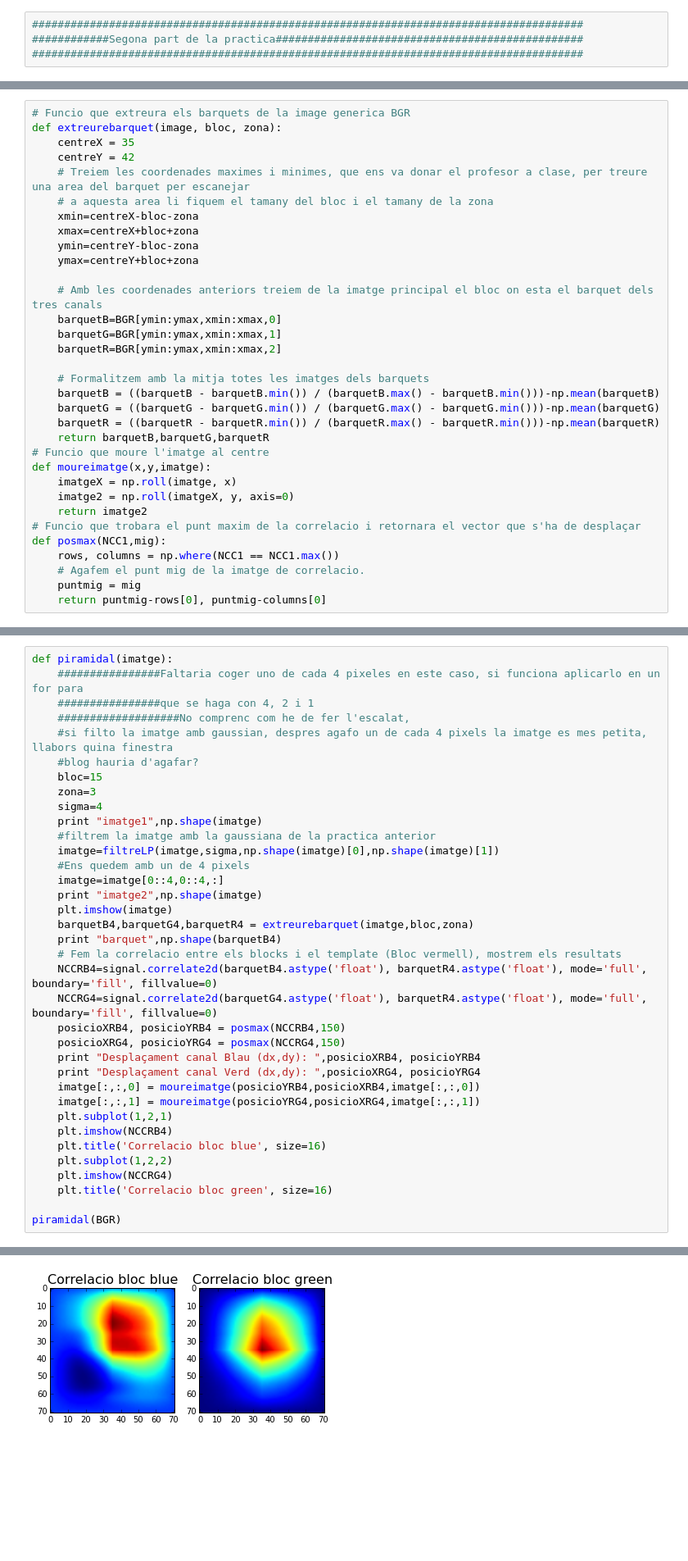
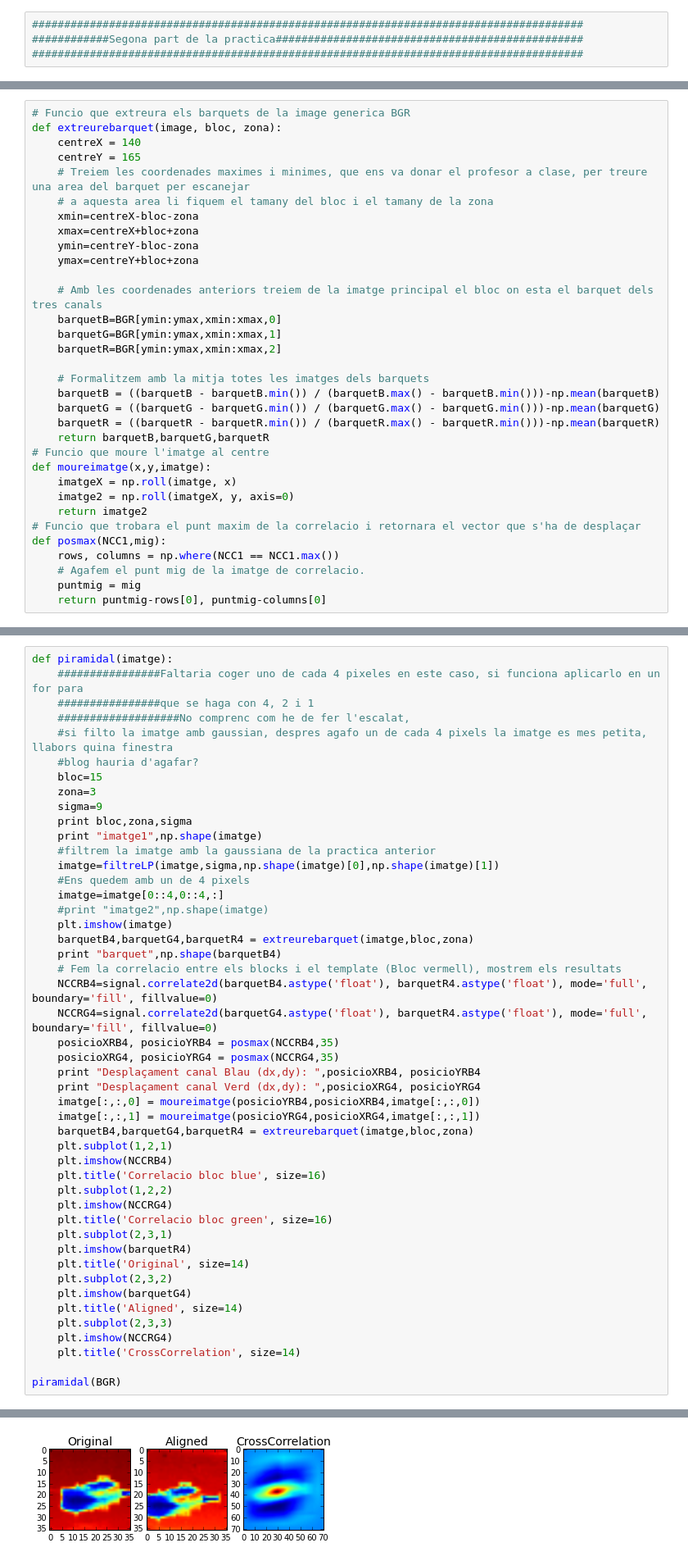
Before and after one commit to cnavas88/Image-Processing, a Jupyter notebook: practica2/Practica2.ipynb, the cells around one changed output, grey strips where cells are left out. Shown at 82% size. Saved outputs shown, nothing was run; the diff lists cells and outputs as text; blank space fills up the shorter version.

```diff
--- a/practica2/Practica2.ipynb
+++ b/practica2/Practica2.ipynb
@@ -268,8 +268,8 @@ def filtreLP(imagen,sigma,X,Y):
 # %%
 # Funcio que extreura els barquets de la image generica BGR
 def extreurebarquet(image, bloc, zona):
-    centreX = 35
-    centreY = 42
+    centreX = 140
+    centreY = 165
     # Treiem les coordenades maximes i minimes, que ens va donar el profesor a clase, per treure una area del barquet per escanejar
     # a aquesta area li fiquem el tamany del bloc i el tamany de la zona
     xmin=centreX-bloc-zona
@@ -316,31 +307,42 @@ def piramidal(imatge):
     #blog hauria d'agafar?
     bloc=15
     zona=3
-    sigma=4
+    sigma=9
+    print bloc,zona,sigma
     print "imatge1",np.shape(imatge)
     #filtrem la imatge amb la gaussiana de la practica anterior
     imatge=filtreLP(imatge,sigma,np.shape(imatge)[0],np.shape(imatge)[1])
     #Ens quedem amb un de 4 pixels
     imatge=imatge[0::4,0::4,:]
-    print "imatge2",np.shape(imatge)
+    #print "imatge2",np.shape(imatge)
     plt.imshow(imatge)
     barquetB4,barquetG4,barquetR4 = extreurebarquet(imatge,bloc,zona)
     print "barquet",np.shape(barquetB4)
     # Fem la correlacio entre els blocks i el template (Bloc vermell), mostrem els resultats
     NCCRB4=signal.correlate2d(barquetB4.astype('float'), barquetR4.astype('float'), mode='full', boundary='fill', fillvalue=0)
     NCCRG4=signal.correlate2d(barquetG4.astype('float'), barquetR4.astype('float'), mode='full', boundary='fill', fillvalue=0)
-    posicioXRB4, posicioYRB4 = posmax(NCCRB4,150)
-    posicioXRG4, posicioYRG4 = posmax(NCCRG4,150)
+    posicioXRB4, posicioYRB4 = posmax(NCCRB4,35)
+    posicioXRG4, posicioYRG4 = posmax(NCCRG4,35)
     print "Desplaçament canal Blau (dx,dy): ",posicioXRB4, posicioYRB4
     print "Desplaçament canal Verd (dx,dy): ",posicioXRG4, posicioYRG4
     imatge[:,:,0] = moureimatge(posicioYRB4,posicioXRB4,imatge[:,:,0])
     imatge[:,:,1] = moureimatge(posicioYRG4,posicioXRG4,imatge[:,:,1])
+    barquetB4,barquetG4,barquetR4 = extreurebarquet(imatge,bloc,zona)
     plt.subplot(1,2,1)
     plt.imshow(NCCRB4)
     plt.title('Correlacio bloc blue', size=16)
     plt.subplot(1,2,2)
     plt.imshow(NCCRG4)
     plt.title('Correlacio bloc green', size=16)
+    plt.subplot(2,3,1)
+    plt.imshow(barquetR4)
+    plt.title('Original', size=14)
+    plt.subplot(2,3,2)
+    plt.imshow(barquetG4)
+    plt.title('Aligned', size=14)
+    plt.subplot(2,3,3)
+    plt.imshow(NCCRG4)
+    plt.title('CrossCorrelation', size=14)
 
 piramidal(BGR)
 # %% [output]
@@ -353,4 +355,4 @@ Desplaçament canal Verd (dx,dy):  115 115
-[figure, old version]
+[figure, new version]
 # %%
     barquetB4,barquetG4,barquetR4 = extreurebarquet(imatge,bloc,zona)
     # Fem la correlacio entre els blocks i el template (Bloc vermell), mostrem els resultats
```
Also changed, not shown: parts of 2 cells of this notebook.
